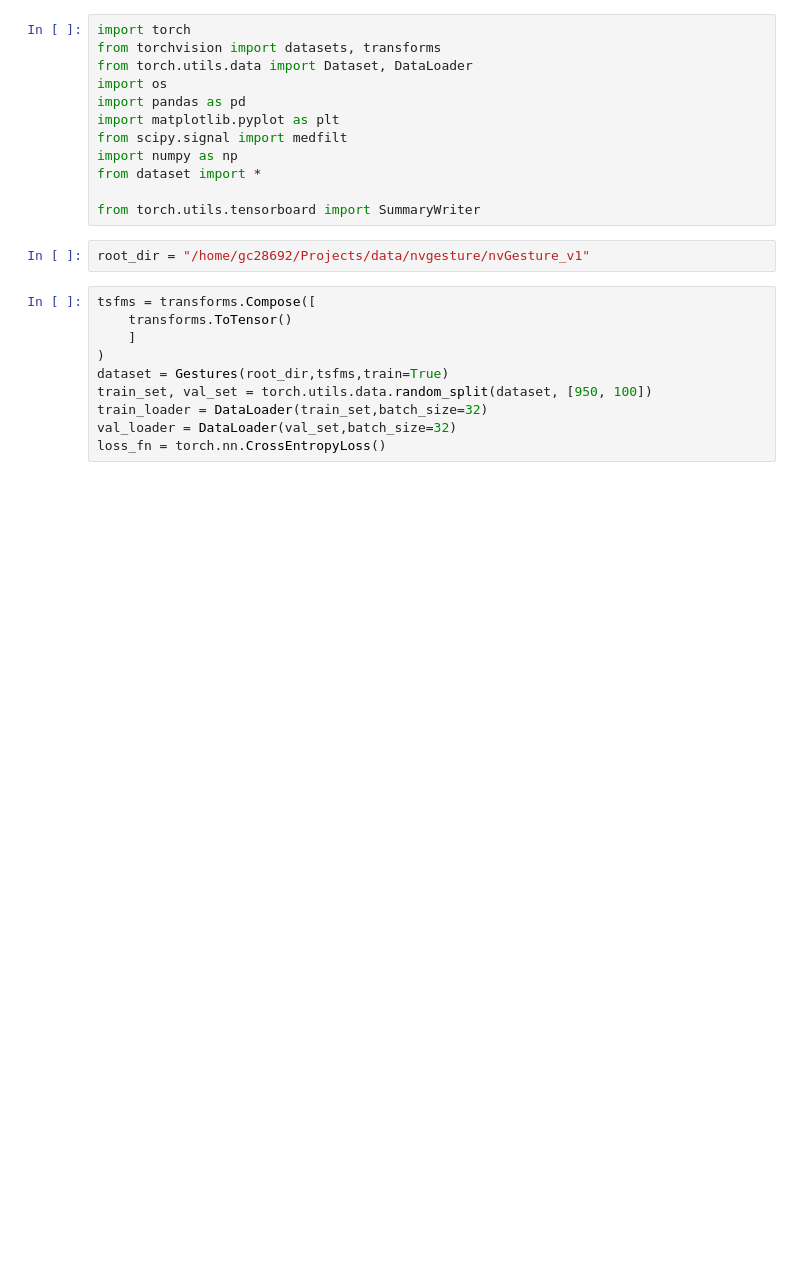
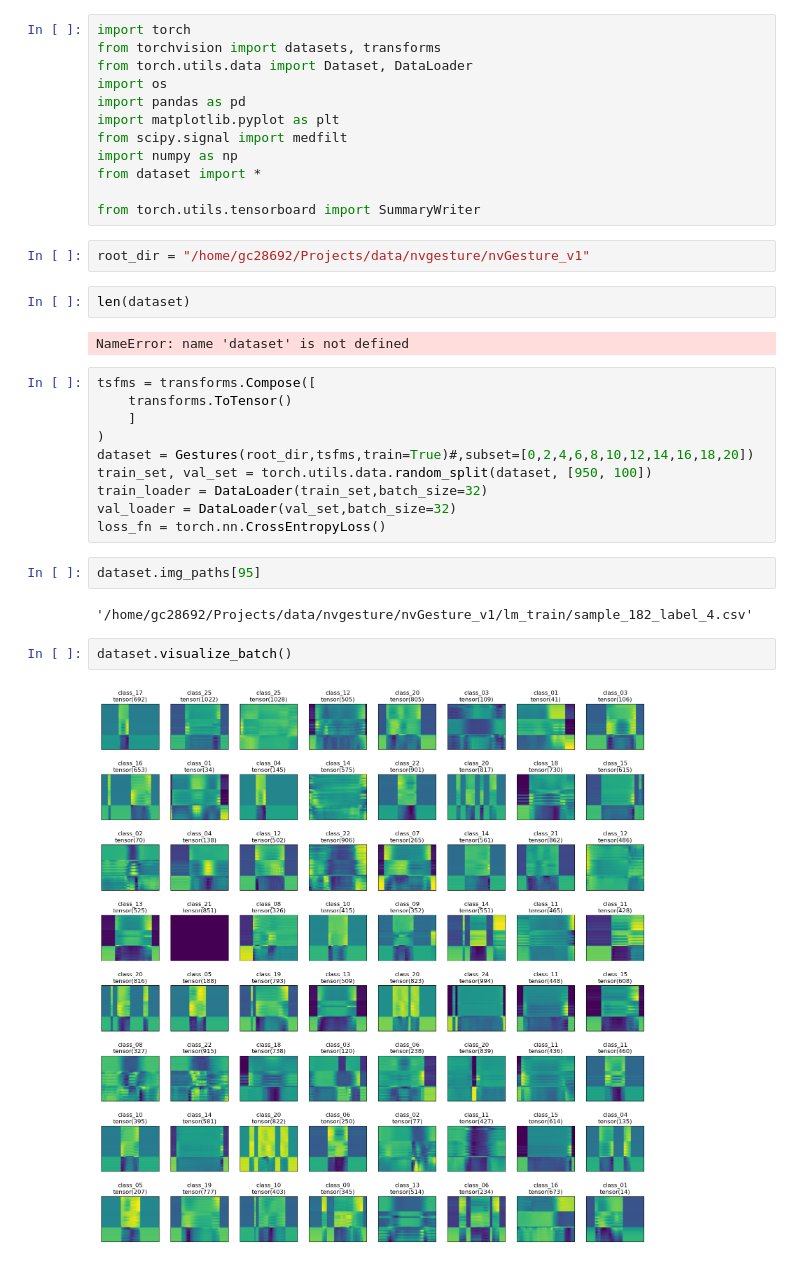
Before and after one commit to Geffen-Cooper/Gesture_Recognition, a Jupyter notebook: scratch.ipynb, the cells around one changed output. Cells and saved outputs as stored; diff of their text form; blank space fills up the shorter version.

```diff
--- a/scratch.ipynb
+++ b/scratch.ipynb
@@ -12,13 +12,25 @@ from dataset import *
 from torch.utils.tensorboard import SummaryWriter
 # %%
 root_dir = "/home/gc28692/Projects/data/nvgesture/nvGesture_v1"
+# %%
+len(dataset)
+# %% [output]
+NameError: name 'dataset' is not defined
 # %%
 tsfms = transforms.Compose([
     transforms.ToTensor()
     ]
 )
-dataset = Gestures(root_dir,tsfms,train=True)
+dataset = Gestures(root_dir,tsfms,train=True)#,subset=[0,2,4,6,8,10,12,14,16,18,20])
 train_set, val_set = torch.utils.data.random_split(dataset, [950, 100])
 train_loader = DataLoader(train_set,batch_size=32)
 val_loader = DataLoader(val_set,batch_size=32)
 loss_fn = torch.nn.CrossEntropyLoss()
+# %%
+dataset.img_paths[95]
+# %% [output]
+'/home/gc28692/Projects/data/nvgesture/nvGesture_v1/lm_train/sample_182_label_4.csv'
+# %%
+dataset.visualize_batch()
+# %% [output]
+[figure, added]
```
Also changed, not shown: parts of 9 cells of this notebook, 3 other files.
